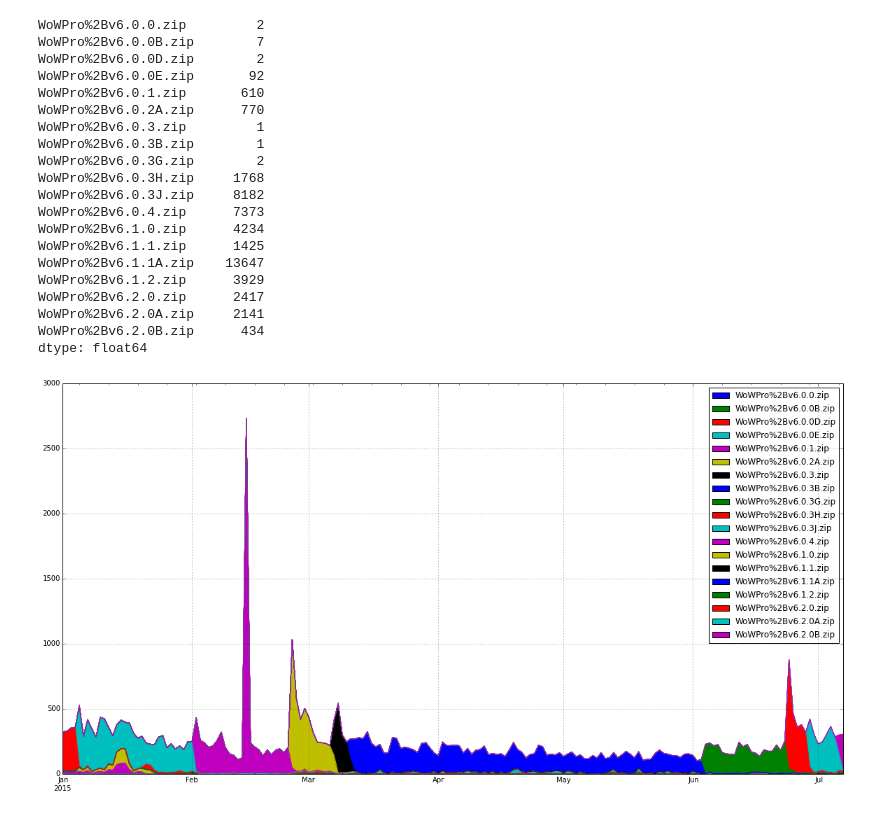
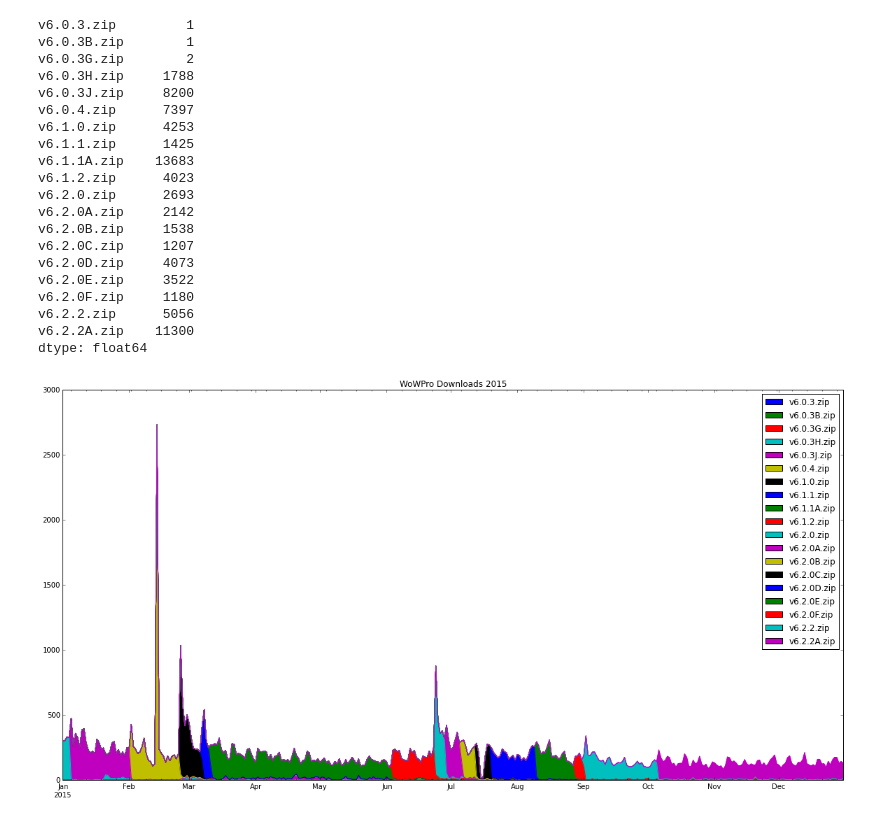
Before and after one commit to Ludovicus-Maior/WoW-Pro-Guides, a Jupyter notebook: WoWPro_Utilities/WoWPro Stats.ipynb, the cells around one changed output. Saved outputs shown, nothing was run; the diff lists cells and outputs as text; code cells hidden in the pictures.

```diff
--- a/WoWPro_Utilities/WoWPro Stats.ipynb
+++ b/WoWPro_Utilities/WoWPro Stats.ipynb
@@ -58,25 +42,28 @@ data["2014"].dropna(axis=1, how='all')
-# %%
-data["2015"].dropna(axis=1, how='all').plot(kind='area')
-data["2015"].dropna(axis=1, how='all').sum(axis=0)
-# %% [output]
-WoWPro%2Bv6.0.0.zip         2
-WoWPro%2Bv6.0.0B.zip        7
-WoWPro%2Bv6.0.0D.zip        2
-WoWPro%2Bv6.0.0E.zip       92
-WoWPro%2Bv6.0.1.zip       610
-WoWPro%2Bv6.0.2A.zip      770
-WoWPro%2Bv6.0.3.zip         1
-WoWPro%2Bv6.0.3B.zip        1
-WoWPro%2Bv6.0.3G.zip        2
-WoWPro%2Bv6.0.3H.zip     1768
-WoWPro%2Bv6.0.3J.zip     8182
-WoWPro%2Bv6.0.4.zip      7373
-WoWPro%2Bv6.1.0.zip      4234
-WoWPro%2Bv6.1.1.zip      1425
-WoWPro%2Bv6.1.1A.zip    13647
-WoWPro%2Bv6.1.2.zip      3929
-WoWPro%2Bv6.2.0.zip      2417
-WoWPro%2Bv6.2.0A.zip     2141
-WoWPro%2Bv6.2.0B.zip      434
-dtype: float64
-[figure, removed]
+# %%
+x = data["2015"].dropna(axis=1, how='all')
+x = x.iloc[: , 9:]
+ax=x.plot(kind='area', title="WoWPro Downloads 2015")
+#ax.set_ylim(0,1000)
+x.sum(axis=0)
+# %% [output]
+v6.0.3.zip         1
+v6.0.3B.zip        1
+v6.0.3G.zip        2
+v6.0.3H.zip     1788
+v6.0.3J.zip     8200
+v6.0.4.zip      7397
+v6.1.0.zip      4253
+v6.1.1.zip      1425
+v6.1.1A.zip    13683
+v6.1.2.zip      4023
+v6.2.0.zip      2693
+v6.2.0A.zip     2142
+v6.2.0B.zip     1538
+v6.2.0C.zip     1207
+v6.2.0D.zip     4073
+v6.2.0E.zip     3522
+v6.2.0F.zip     1180
+v6.2.2.zip      5056
+v6.2.2A.zip    11300
+dtype: float64
+[figure, added]
```
Also changed, not shown: parts of 6 cells of this notebook, 2 other files.
